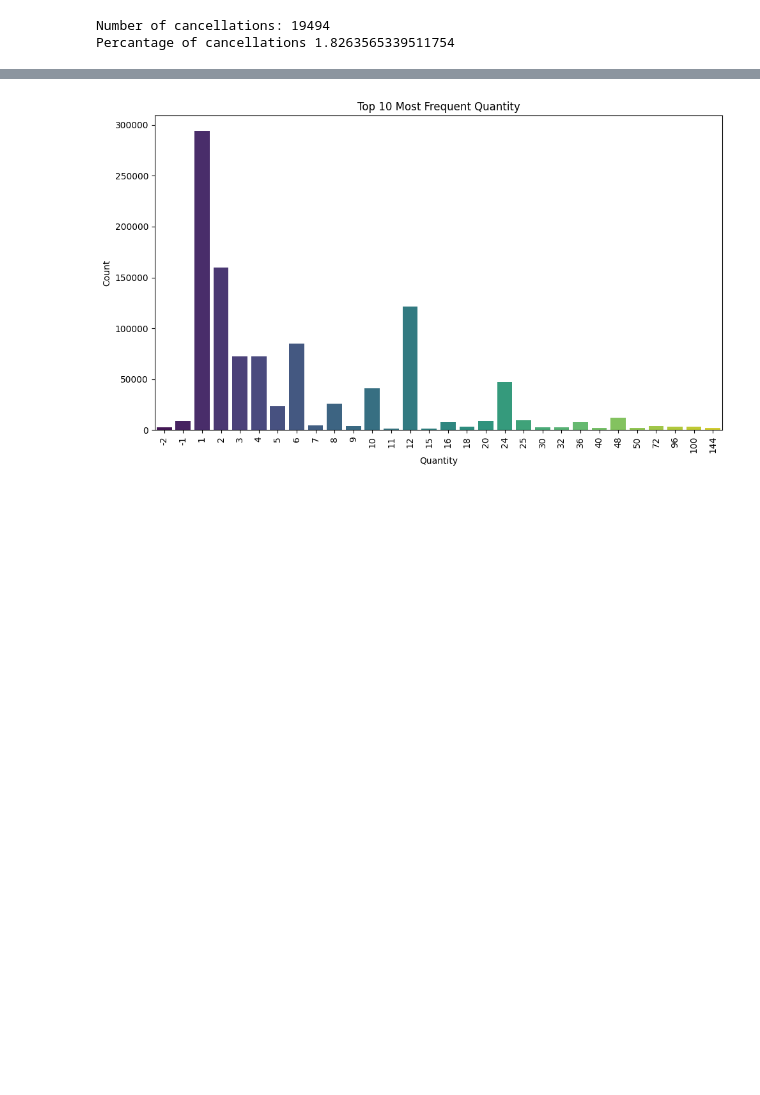
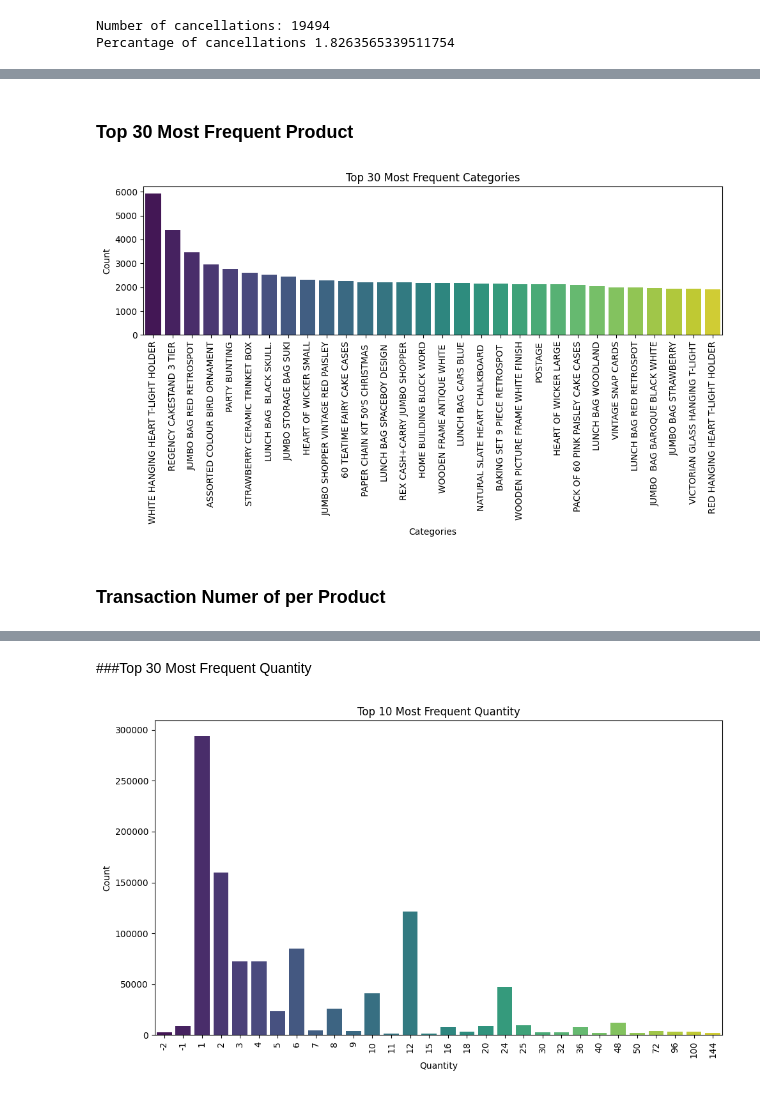
Before and after one commit to metehan41/DataMiningProject, a Jupyter notebook: Preprocessing.ipynb, the cells around one changed output, grey strips where cells are left out. Cells and saved outputs as stored; diff of their text form; code cells hidden in the pictures; blank space fills up the shorter version.

```diff
--- a/Preprocessing.ipynb
+++ b/Preprocessing.ipynb
@@ -235,3 +227,23 @@ Percantage of cancellations 1.8263565339511754
+# %% [markdown]
+### Top 30 Most Frequent Product
+# %%
+# Assuming 'Category' is the name of your categorical column
+top_categories = df['Description'].value_counts().nlargest(30)  # Change '10' to the number of top categories you want
+
+plt.figure(figsize=(10, 6))  # Set the figure size
+
+# Create a bar plot using seaborn
+sns.barplot(x=top_categories.index, y=top_categories.values, palette='viridis')
+plt.title('Top 30 Most Frequent Categories')
+plt.xlabel('Categories')
+plt.ylabel('Count')
+plt.xticks(rotation=90)  # Rotate x-axis labels for better readability
+plt.tight_layout()
+plt.show()
+# %% [output]
+[figure, added]
+# %% [markdown]
+### Transaction Numer of per Product
 # %%
 # Count occurrences of each StockCode
 stockcode_counts = df['StockCode'].value_counts().reset_index()
@@ -250,6 +262,8 @@ fig = px.bar(
 fig.show()
 # %% [output]
 [interactive output not drawn]
+# %% [markdown]
+###Top 30 Most Frequent Quantity
 # %%
 # Assuming 'Category' is the name of your categorical column
 top_categories = df['Quantity'].value_counts().nlargest(30)  # Change '10' to the number of top categories you want
```
Also changed, not shown: parts of 14 cells of this notebook.
